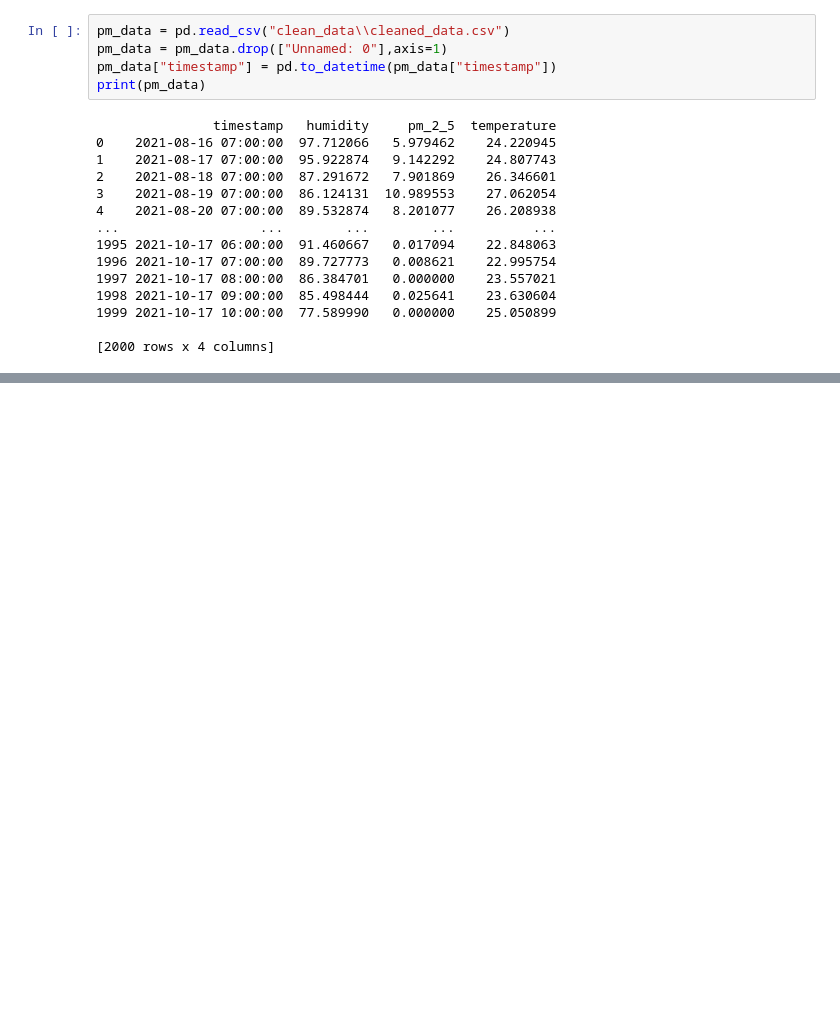
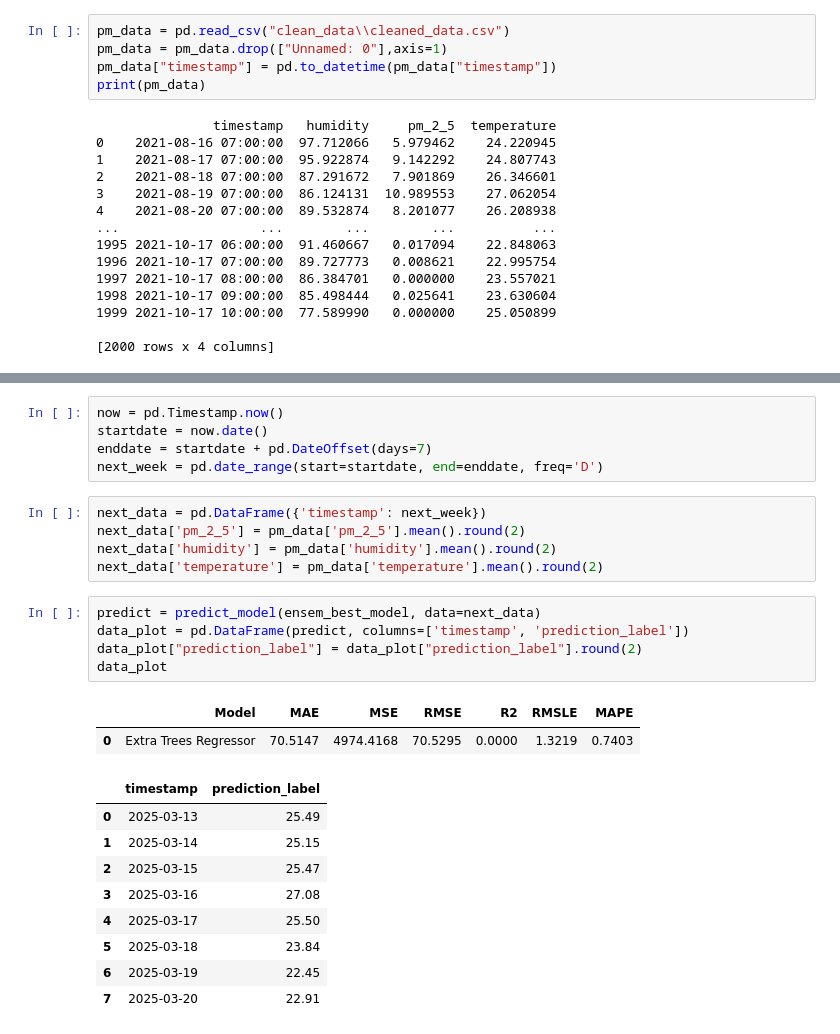
Before and after one commit to jiwlnwza007/termpro-predictPM25, a Jupyter notebook: train_pm25.ipynb, the cells around one changed output, grey strips where cells are left out. Cells and saved outputs as stored; diff of their text form; blank space fills up the shorter version.

```diff
--- a/train_pm25.ipynb
+++ b/train_pm25.ipynb
@@ -135,0 +126,27 @@ ensem_best_model = ensemble_model(best_model_tune, n_estimators = 50)
+# %%
+now = pd.Timestamp.now()
+startdate = now.date()
+enddate = startdate + pd.DateOffset(days=7)
+next_week = pd.date_range(start=startdate, end=enddate, freq='D')
+# %%
+next_data = pd.DataFrame({'timestamp': next_week})
+next_data['pm_2_5'] = pm_data['pm_2_5'].mean().round(2)
+next_data['humidity'] = pm_data['humidity'].mean().round(2)
+next_data['temperature'] = pm_data['temperature'].mean().round(2)
+# %%
+predict = predict_model(ensem_best_model, data=next_data)
+data_plot = pd.DataFrame(predict, columns=['timestamp', 'prediction_label'])
+data_plot["prediction_label"] = data_plot["prediction_label"].round(2)
+data_plot
+# %% [output]
+|  | Model | MAE | MSE | RMSE | R2 | RMSLE | MAPE |
+| 0 | Extra Trees Regressor | 70.5147 | 4974.4168 | 70.5295 | 0.0000 | 1.3219 | 0.7403 |
+|  | timestamp | prediction_label |
+| 0 | 2025-03-13 | 25.49 |
+| 1 | 2025-03-14 | 25.15 |
+| 2 | 2025-03-15 | 25.47 |
+| 3 | 2025-03-16 | 27.08 |
+| 4 | 2025-03-17 | 25.50 |
+| 5 | 2025-03-18 | 23.84 |
+| 6 | 2025-03-19 | 22.45 |
+| 7 | 2025-03-20 | 22.91 |
```
Also changed, not shown: parts of 9 cells of this notebook.
